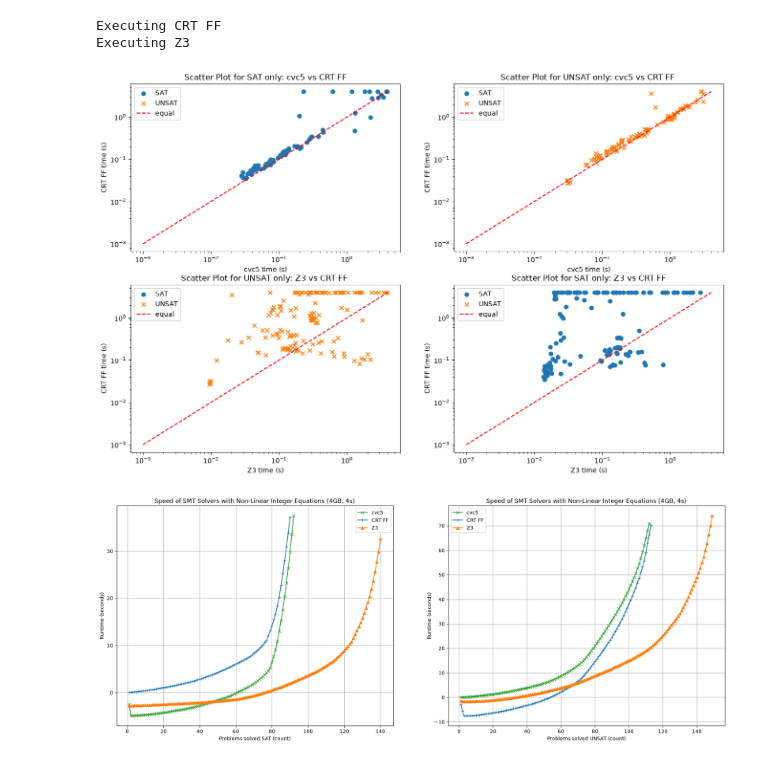
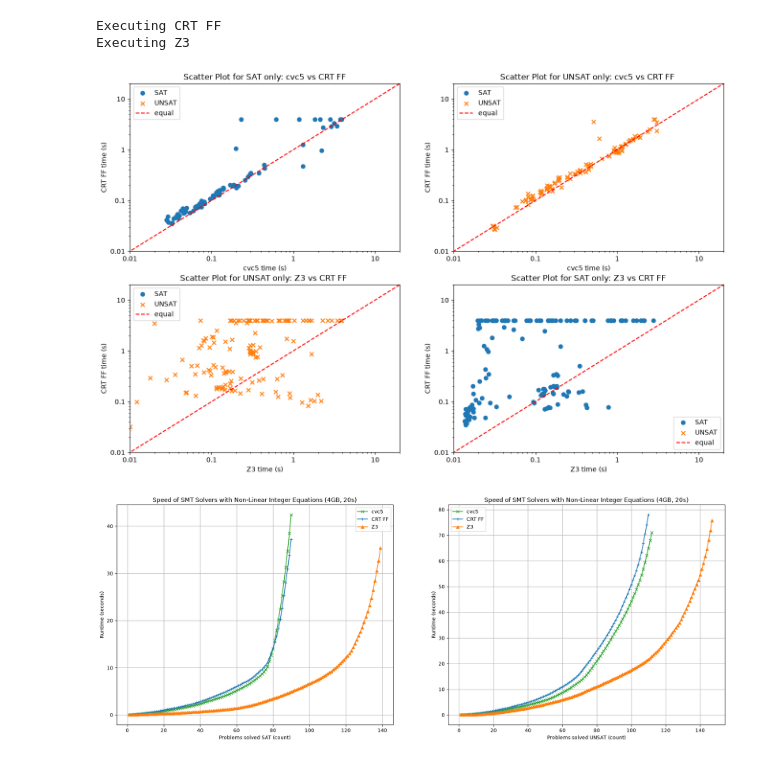
Before and after one commit to kasumayy/cvc5, a Jupyter notebook: Benchmarking_CRT/cactus_benchmark.ipynb, the cells around one changed output. Saved outputs shown, nothing was run; the diff lists cells and outputs as text; code cells hidden in the pictures.

```diff
--- a/Benchmarking_CRT/cactus_benchmark.ipynb
+++ b/Benchmarking_CRT/cactus_benchmark.ipynb
@@ -33,7 +33,7 @@ for folder in sorted(Benchmark_dir.iterdir()):
 t_crt_ff = ["/home/rummy/work/cvc5test/cvc5/build/bin/cvc5", "--tlimit-per=4000", "--crt-solver"]
 t_z3 = ["/usr/bin/z3", "-T:4"]
 
-Timeout = 4
+Timeout = 20
 
 def execute_solver(name, command):
     results = []
@@ -73,6 +73,13 @@ execute_solver("Z3", t_z3)
 Executing CRT FF
 Executing Z3
 # %%
+# dropping results with negative runtime
+def fix_results(solver):
+    df = pd.read_csv(RESULTS / f"results_{solver}.csv")
+    df = df[df["Runtime (s)"] > 0]
+    return df
+
+
 def generate_scatter_plot(solver1, solver2, timeout, type=None, subplot=False):
     # axis time taken by cvc5 normally and the other axis time taken by another solver
     # different kind of point for sat and unsat and plot a line y=x
@@ -81,6 +88,8 @@ def generate_scatter_plot(solver1, solver2, timeout, type=None, subplot=False):
 
     df1 = pd.read_csv(RESULTS / f"results_{solver1}.csv")
     df2 = pd.read_csv(RESULTS / f"results_{solver2}.csv")
+    df1 = fix_results(solver1)
+    df2 = fix_results(solver2)
     df1 = df1[:-1]  # Drop last row (summary data)
     df2 = df2[:-1]
 
@@ -104,6 +113,11 @@ def generate_scatter_plot(solver1, solver2, timeout, type=None, subplot=False):
 
     plt.xscale("log")
     plt.yscale("log")
+    plt.xlim(0.01, Timeout)
+    plt.ylim(0.01, Timeout)
+    plt.xticks([0.01, 0.1, 1, 10], ["0.01", "0.1", "1", "10"])
+    plt.yticks([0.01, 0.1, 1, 10], ["0.01", "0.1", "1", "10"])
+
     plt.plot([0.001, timeout], [0.001, timeout], "r--", label="equal") # y = x line
     plt.xlabel(f"{solver1} time (s)")
     plt.ylabel(f"{solver2} time (s)")
@@ -148,6 +162,7 @@ def update_cactus_plot(solver_name, type=None):
     # Populate pandas dataframe with results stored in csv file
     file_name = RESULTS / f"results_{solver_name}.csv" # header row is automatically handled by pandas
     df = pd.read_csv(file_name)
+    df = fix_results(solver_name)
 
     # Drop last row from results.csv (contains summary data)
     df = df[:-1]
@@ -182,32 +197,33 @@ def update_cactus_plot(solver_name, type=None):
         plt.plot(problem_indices, cumulative_runtimes,
             marker="^", linestyle="-", color="tab:orange", label=solver_name)
 # %%
+Timeout = 20
 '''generate_scatter_plot("cvc5", "CRT FF", Timeout,"SAT")
 generate_scatter_plot("cvc5", "CRT FF", Timeout,"UNSAT")
 generate_scatter_plot("Z3", "CRT FF", Timeout, "UNSAT")
 generate_scatter_plot("Z3", "CRT FF", Timeout, "SAT")
 
 
 
 generate_cactus_plot(["cvc5","CRT FF", "Z3"], 4 , Timeout, "SAT")
 generate_cactus_plot(["cvc5","CRT FF", "Z3"], 4 , Timeout, "UNSAT")'''
 
 plt.figure(figsize=(16,10))
 
 plt.subplot(2,2,1)
 generate_scatter_plot("cvc5", "CRT FF", Timeout,"SAT",True)
 plt.subplot(2,2,2)
 generate_scatter_plot("cvc5", "CRT FF", Timeout,"UNSAT",True)
 plt.subplot(2,2,3)
 generate_scatter_plot("Z3", "CRT FF", Timeout, "UNSAT",True)
 plt.subplot(2,2,4)
 generate_scatter_plot("Z3", "CRT FF", Timeout, "SAT",True)
 
 plt.figure(figsize=(22,8))
 plt.subplot(1,2,1)
 generate_cactus_plot(["cvc5","CRT FF", "Z3"], 4 , Timeout, "SAT", True)
 plt.subplot(1,2,2)
 generate_cactus_plot(["cvc5","CRT FF", "Z3"], 4 , Timeout, "UNSAT", True)
 # %% [output]
-[figure, old version]
+[figure, new version]
-[figure, old version]
+[figure, new version]
```
Also changed, not shown: 4 other files.
